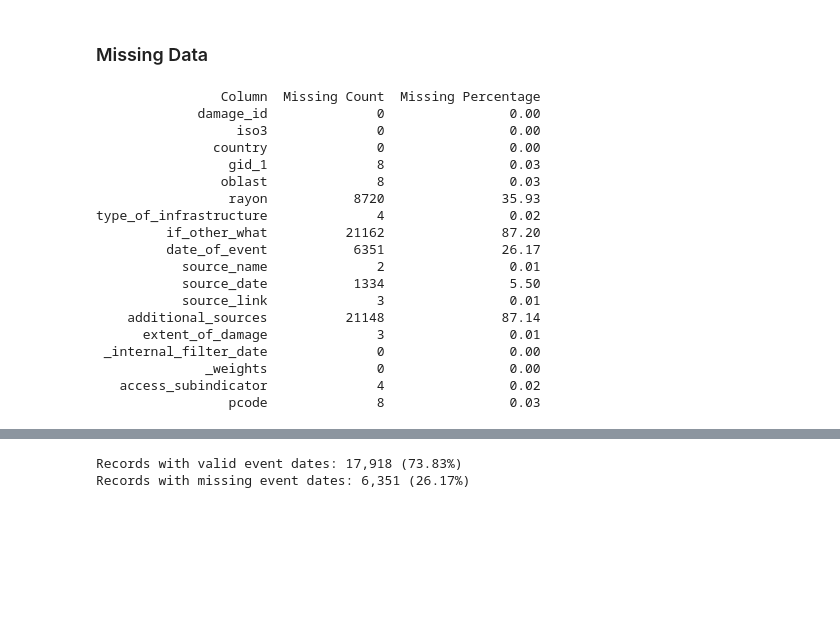
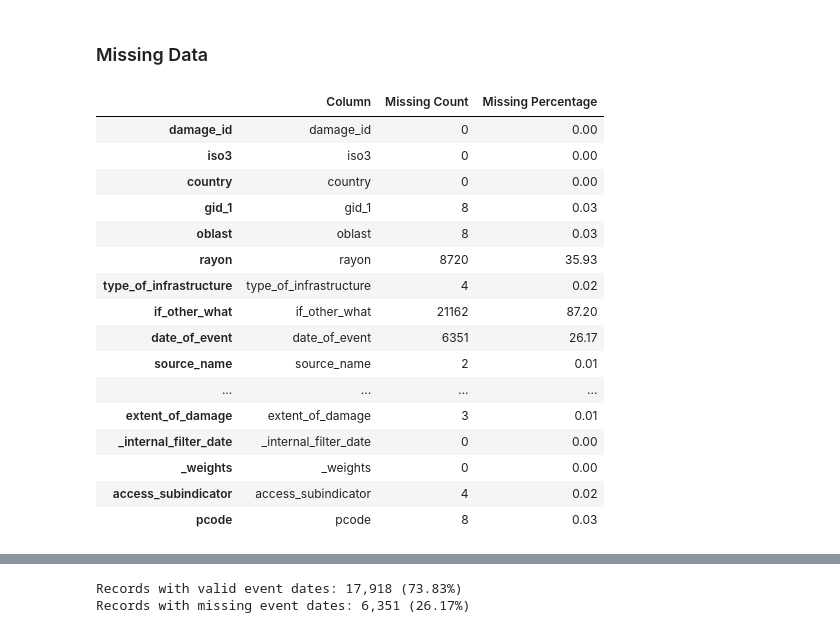
Before and after one commit to ssegaloff/UU_project_1, a Jupyter notebook: Project1_Ukraine.ipynb, the cells around one changed output, grey strips where cells are left out. Drawn from its saved outputs; the diff is of its cells as text; code cells hidden in the pictures; blank space fills up the shorter version.

```diff
--- a/Project1_Ukraine.ipynb
+++ b/Project1_Ukraine.ipynb
@@ -215,27 +219,25 @@ missing_data = pd.DataFrame({
     'Missing Percentage': (ukraine.isnull().sum() / len(ukraine) * 100).round(2)
 })
 # %%
-print(missing_data.to_string(index=False))
+display(missing_data)
 # %% [output]
-                Column  Missing Count  Missing Percentage
-             damage_id              0                0.00
-                  iso3              0                0.00
-               country              0                0.00
-                 gid_1              8                0.03
-                oblast              8                0.03
-                 rayon           8720               35.93
-type_of_infrastructure              4                0.02
-         if_other_what          21162               87.20
-         date_of_event           6351               26.17
-           source_name              2                0.01
-           source_date           1334                5.50
-           source_link              3                0.01
-    additional_sources          21148               87.14
-      extent_of_damage              3                0.01
- _internal_filter_date              0                0.00
-              _weights              0                0.00
-   access_subindicator              4                0.02
-                 pcode              8                0.03
+|  | Column | Missing Count | Missing Percentage |
+| damage_id | damage_id | 0 | 0.00 |
+| iso3 | iso3 | 0 | 0.00 |
+| country | country | 0 | 0.00 |
+| gid_1 | gid_1 | 8 | 0.03 |
+| oblast | oblast | 8 | 0.03 |
+| rayon | rayon | 8720 | 35.93 |
+| type_of_infrastructure | type_of_infrastructure | 4 | 0.02 |
+| if_other_what | if_other_what | 21162 | 87.20 |
+| date_of_event | date_of_event | 6351 | 26.17 |
+| source_name | source_name | 2 | 0.01 |
+| ... | ... | ... | ... |
+| extent_of_damage | extent_of_damage | 3 | 0.01 |
+| _internal_filter_date | _internal_filter_date | 0 | 0.00 |
+| _weights | _weights | 0 | 0.00 |
+| access_subindicator | access_subindicator | 4 | 0.02 |
+| pcode | pcode | 8 | 0.03 |
 # %%
 oblast_rayon = ukraine.groupby('oblast')['rayon'].apply(lambda x: x.isnull().sum())
 total_by_oblast = ukraine.groupby('oblast').size()
```
Also changed, not shown: parts of 21 cells of this notebook.
